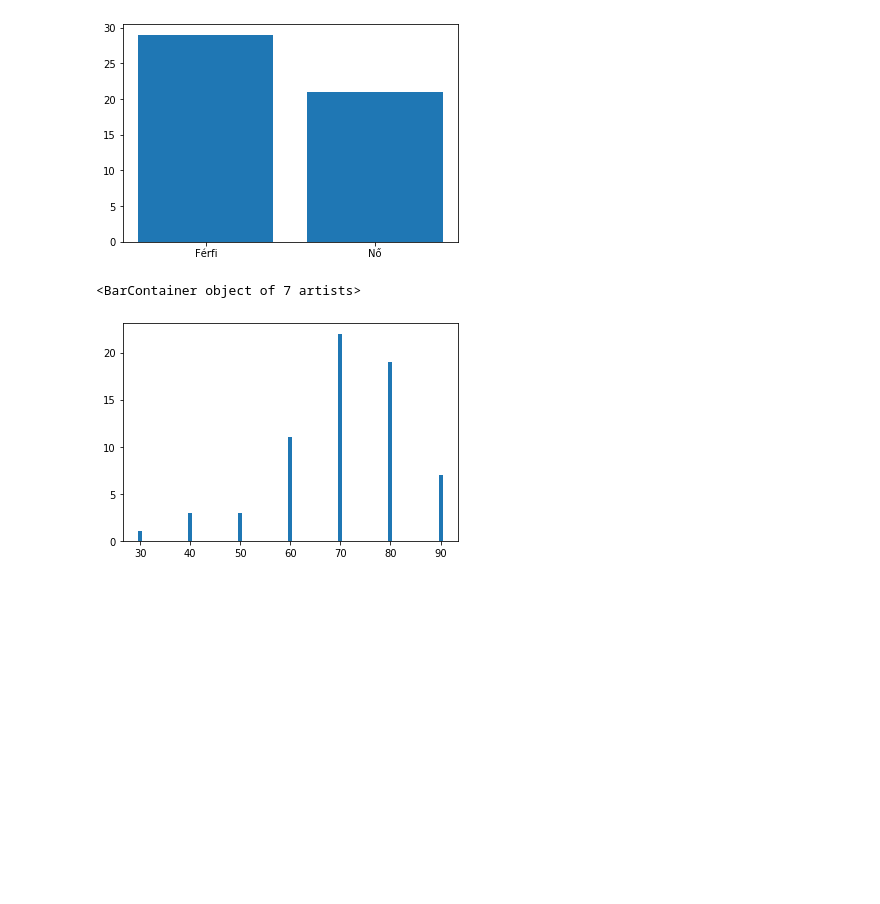
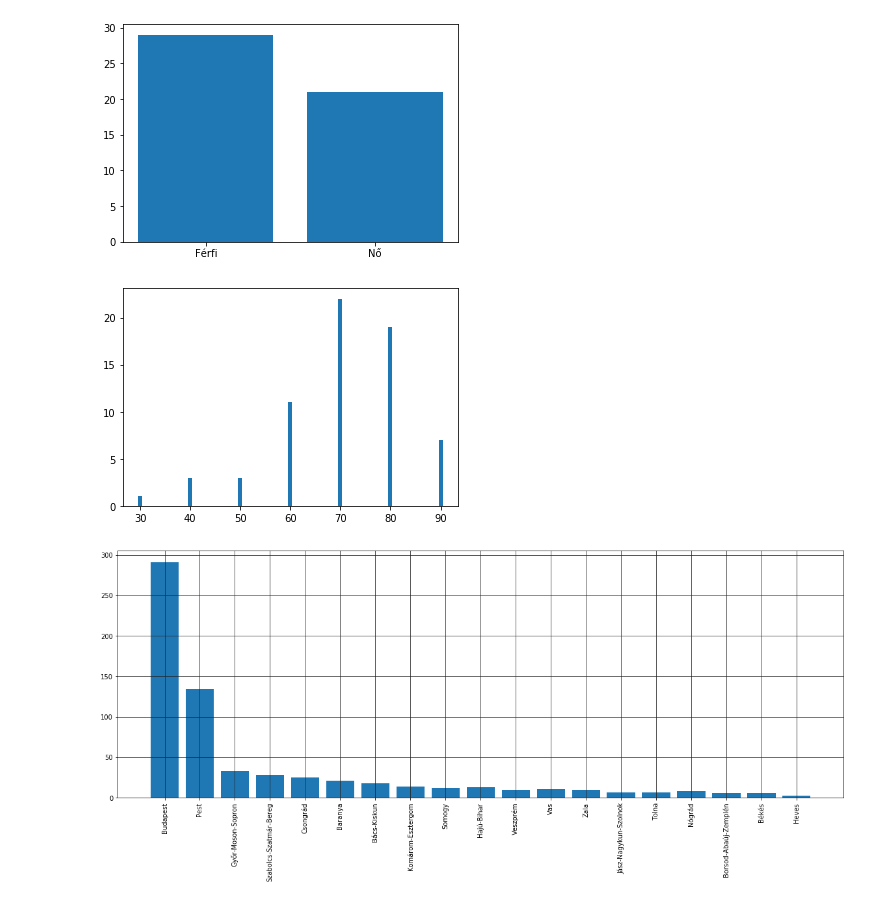
Before and after one commit to mollac/CoVid-19, a Jupyter notebook: corona.ipynb, the cells around one changed output. Saved outputs shown, nothing was run; the diff lists cells and outputs as text; code cells hidden in the pictures; blank space fills up the shorter version.

```diff
--- a/corona.ipynb
+++ b/corona.ipynb
@@ -74,9 +74,8 @@ if the_country == 'Hungary':
     page = requests.get(url)
     soup = bs(page.content, 'html.parser')
     c = soup.find_all(class_ = 'number')
-    eset = int(c[0].text)
-    gyogyult = int(c[1].text)
-
+    eset = int(c[0].text.replace(' ',''))
+    gyogyult = int(c[1].text.replace(' ',''))
     page = 0
     hl = []
 
@@ -233,20 +232,38 @@ print(f'Image saved as: {the_country.lower()}.png')
 Image saved as: hungary.png
 [figure]
 # %%
-df = pd.read_html('https://koronavirus.gov.hu/elhunytak')
-df = pd.DataFrame(df[0])
-df.drop(['Sorszám', 'Alapbetegségek'], axis=1, inplace = True)
-gr = df.groupby(['Nem']).count()
-plt.bar(gr.index, gr['Kor'])
-print('Férfi átlag: ', round(df[df['Nem'] == 'Férfi'].Kor.mean(),2))
-print('Női átlag:   ', round(df[df['Nem'] == 'Nő'].Kor.mean(),2))
+if the_country == 'Hungary':
+    df = pd.read_html('https://koronavirus.gov.hu/elhunytak')
+    df = pd.DataFrame(df[0])
+    df.drop(['Sorszám', 'Alapbetegségek'], axis=1, inplace = True)
+    gr = df.groupby(['Nem']).count()
+    plt.bar(gr.index, gr['Kor'])
+    print('Férfi átlag: ', round(df[df['Nem'] == 'Férfi'].Kor.mean(),2))
+    print('Női átlag:   ', round(df[df['Nem'] == 'Nő'].Kor.mean(),2))
 # %% [output]
 Férfi átlag:  77.14
 Női átlag:    75.81
 [figure]
 # %%
-hf.reset_index(inplace=True)
-plt.bar(hf['Kor'], hf['Eset/Korcsoport'], align='center')
+if the_country == 'Hungary':
+    hf.reset_index(inplace=True)
+    plt.bar(hf['Kor'], hf['Eset/Korcsoport'], align='center')
 # %% [output]
-<BarContainer object of 7 artists>
 [figure]
+# %%
+if the_country == 'Hungary':
+    url = 'http://pandemia.hu/koronavirus-megyeterkep-magyarorszagi-adatok-megyei-bontasban/'
+    data = pd.read_html(url)
+    df = pd.DataFrame(data[0])
+    df.drop(6, inplace = True)
+    df.drop(0, axis=0, inplace = True)
+    df.drop([6,7], axis = 1, inplace = True)
+    megye = pd.DataFrame()
+    megye['megye'] = df.iloc[:,0]
+    megye['eset'] = df.iloc[:, -1].astype(int)
+    plt.figure(figsize=(20,7))
+    plt.grid(b=True, which='major', color='#222222')
+    plt.xticks(rotation='vertical')
+    plt.bar(megye['megye'], megye['eset'])
+# %% [output]
+[figure, added]
```
Also changed, not shown: 2 other files.
